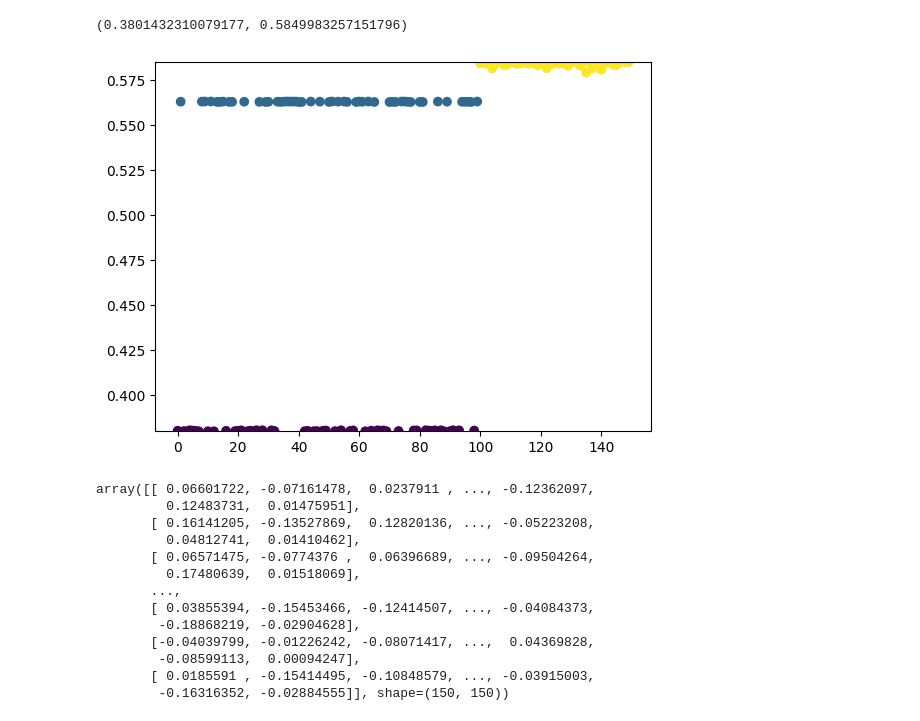
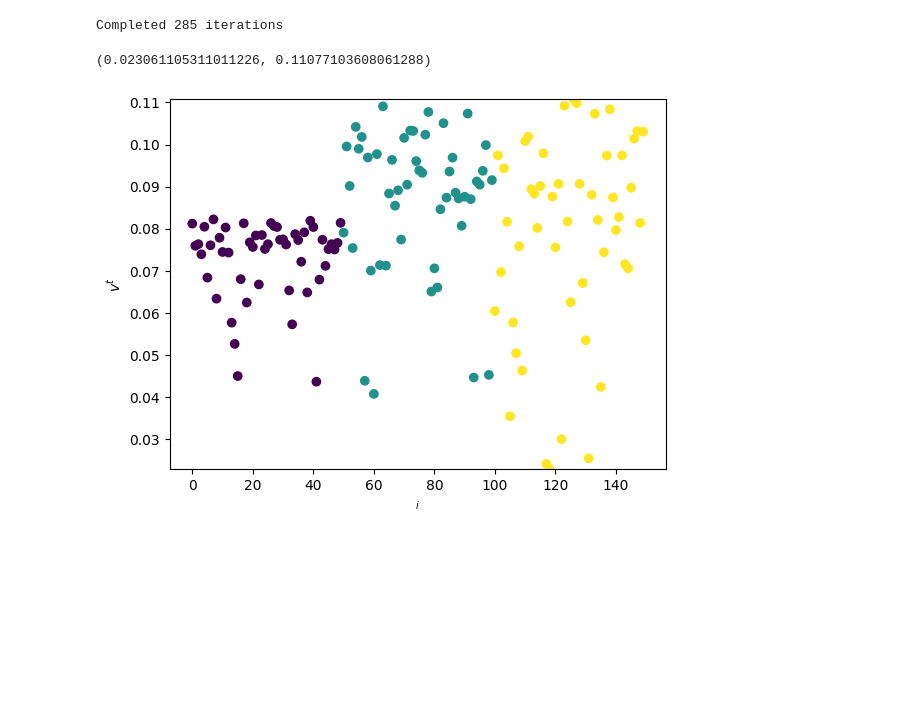
Before and after one commit to TheRealHokeyPokey/pic-experiments, a Jupyter notebook: pic-exp.ipynb, the cells around one changed output. Cells and saved outputs as stored; diff of their text form; code cells hidden in the pictures; blank space fills up the shorter version.

```diff
--- a/pic-exp.ipynb
+++ b/pic-exp.ipynb
@@ -22,54 +87,35 @@ plt.scatter(x=X[:, 0], y=X[:, 1], c=y)
 # %%
+# Attempt at implementing Algorithm 1 from PIC clustering on the iris dataset
+
 A = np.exp(-cdist(X, X, metric='sqeuclidean')/(2))
-# A = cdist(X, X, metric='sqeuclidean')/(2)
-# D = np.diag(A.sum(axis=1)) # axis=1 means sum within row
-# W = A @ np.linalg.inv(D)
+D = np.diag(A.sum(axis=1)) # axis=1 means sum within row
+W = np.linalg.inv(D) @ A
 
-# t_max = 1000
+vs = []
+v_t = np.random.rand(W.shape[1])
+vs.append(v_t)
 
-# vs = []
-# v_t = np.random.rand(W.shape[1])
+ds = []
+d_0 = v_t
+ds.append(d_0)
 
-# vs.append(v_t)
-# for t in range(t_max):
-#     v_t = W @ v_t
-#     # v_t = v_t / norm(v_t)
-#     vs.append(v_t)
+# do power iteration while rate of converge is greater than threshold
+while (len(ds) < 2) or (norm(ds[-1] - ds[-2]) > (1e-5/W.shape[1])):
+    v_t = v_t @ W
+    v_t = v_t / norm(v_t)
+    vs.append(v_t)
+    ds.append(vs[-1] - vs[-2])
 
-# t_sel = 4
-# plt.scatter(x=range(len(vs[t_sel])), y=vs[t_sel], c=y)
-# ax = plt.gca()
-# ax.set_ylim([min(vs[t_sel]), max(vs[t_sel])])
+# set t_sel to tmax
+t_sel = len(vs) -1
+
+print(f"Completed {t_sel} iterations")
+plt.scatter(x=range(len(vs[t_sel])), y=vs[t_sel], c=y)
+plt.xlabel('$_i$')
+plt.ylabel('$v^t$')
+ax = plt.gca()
+ax.set_ylim([min(vs[t_sel]), max(vs[t_sel])])
 # %% [output]
-(0.3801432310079177, 0.5849983257151796)
+Completed 285 iterations
+(0.023061105311011226, 0.11077103608061288)
-[figure, old version]
+[figure, new version]
-# %%
-A = np.exp(-cdist(X, X, metric='sqeuclidean')/(2))
-# A = cdist(X, X, metric='sqeuclidean')/(2)
-D = np.diag(A.sum(axis=1)) # axis=1 means sum within row
-W = A @ np.linalg.inv(D)
-I = np.identity(n=W.shape[1])
-L = (I - np.linalg.inv(D)) @ A
-
-eigh_vec_W = np.linalg.eigh(W).eigenvectors
-eigh_L = np.linalg.eigh(L)
-eig_vec_L = eigh_L.eigenvectors[::-1]
-eig_vec_L - eigh_vec_W
-# eigh_vec_W
-# plt.scatter(x=range(len(vec)), y=vec, c=y)
-# ax = plt.gca()
-# ax.set_ylim([min(vec), max(vec)])
-# %% [output]
-array([[ 0.06601722, -0.07161478,  0.0237911 , ..., -0.12362097,
-         0.12483731,  0.01475951],
-       [ 0.16141205, -0.13527869,  0.12820136, ..., -0.05223208,
-         0.04812741,  0.01410462],
-       [ 0.06571475, -0.0774376 ,  0.06396689, ..., -0.09504264,
-         0.17480639,  0.01518069],
-       ...,
-       [ 0.03855394, -0.15453466, -0.12414507, ..., -0.04084373,
-        -0.18868219, -0.02904628],
-       [-0.04039799, -0.01226242, -0.08071417, ...,  0.04369828,
-        -0.08599113,  0.00094247],
-       [ 0.0185591 , -0.15414495, -0.10848579, ..., -0.03915003,
-        -0.16316352, -0.02884555]], shape=(150, 150))
```
Also changed, not shown: parts of 17 cells of this notebook.
